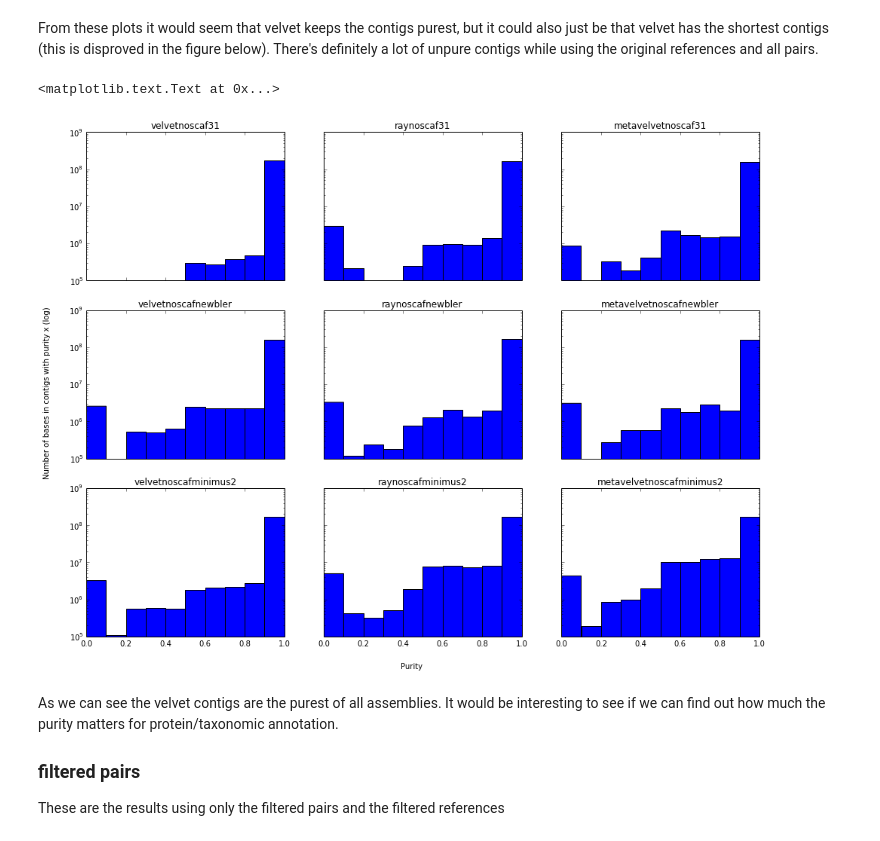
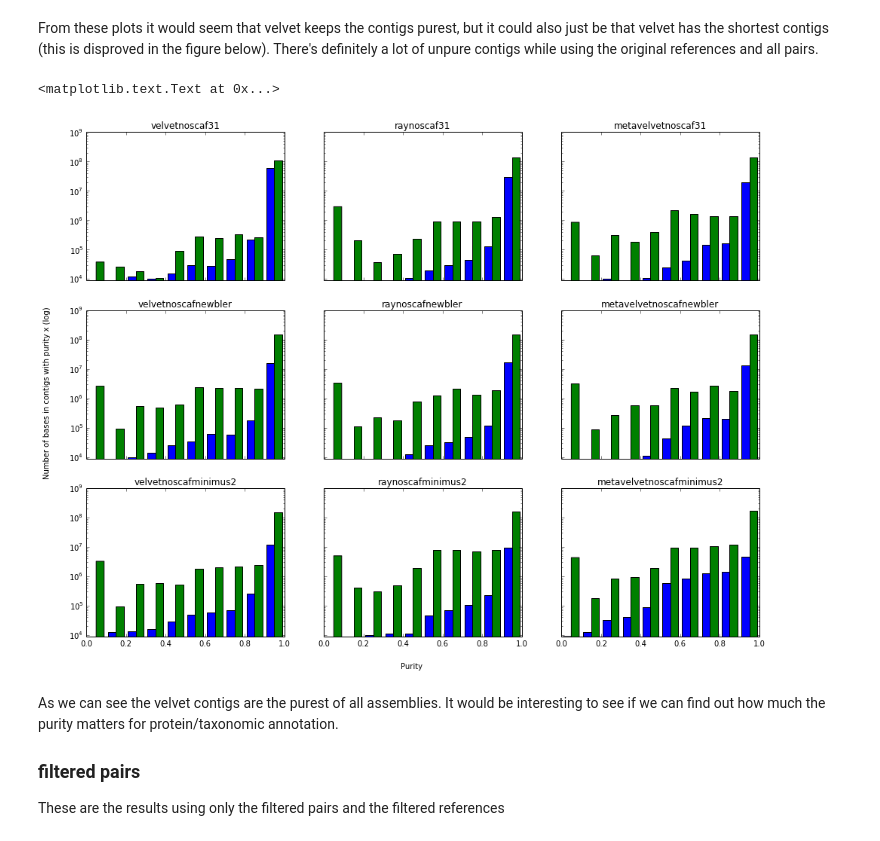
Before and after one commit to inodb/masmvali-publication, a Jupyter notebook: notebooks/LIMS1884-filtered-pairs-assemblies.ipynb, the cells around one changed output. Saved outputs shown, nothing was run; the diff lists cells and outputs as text; code cells hidden in the pictures.

Commit message:
Try only pure alignments metagenome coverage per contig. Plot different contig lengths groups for purity histogram

```diff
--- a/notebooks/LIMS1884-filtered-pairs-assemblies.ipynb
+++ b/notebooks/LIMS1884-filtered-pairs-assemblies.ipynb
@@ -74,24 +75,29 @@ From these plots it would seem that velvet keeps the contigs purest, but it coul
 # %%
 mpl.rcParams['figure.figsize'] = 16, 12
 
 cmp_purities = ["velvetnoscaf31", "raynoscaf31", "metavelvetnoscaf31",
                 "velvetnoscafnewbler", "raynoscafnewbler", "metavelvetnoscafnewbler",
                 "velvetnoscafminimus2", "raynoscafminimus2", "metavelvetnoscafminimus2"]
-f, axes = subplots(3, 3, sharex=True, sharey=True)
+f, axes = plt.subplots(3, 3, sharex=True, sharey=True)
 for i, s in enumerate(cmp_purities):
     ax = axes[i/3][i%3]
     ax.set_title(s)
+    #ax.set_yscale('log', nonposy='clip')
     avp = m_even_old.avp.__dict__[s]
-    ax.hist(avp.contig_purity["max_aln_purity"],
-         weights=avp.contig_purity["contig_length"],
+    longc = avp.contig_purity["contig_length"] >= 1000
+    shortc = avp.contig_purity["contig_length"] < 1000
+    ax.hist([avp.contig_purity[shortc]["max_aln_purity"], avp.contig_purity[longc]["max_aln_purity"]],
+         weights=[avp.contig_purity[shortc]["contig_length"], avp.contig_purity[longc]["contig_length"]],
          range=[0.0,1.0], log=1)
+    ax.set_ylim(0,1e09)
+
 
 # Set common labels
 f.text(0.5, 0.08, 'Purity', ha='center', va='center')
 f.text(0.08, 0.5, 'Number of bases in contigs with purity x (log)', ha='center', va='center', rotation='vertical')
 # %% [output]
 <matplotlib.text.Text at 0x...>
-[figure, old version]
+[figure, new version]
 # %% [markdown]
 As we can see the velvet contigs are the purest of all assemblies. It would be interesting to see if we can find out how much the purity matters for protein/taxonomic annotation.
 
```
Also changed, not shown: parts of 6 cells of this notebook.
